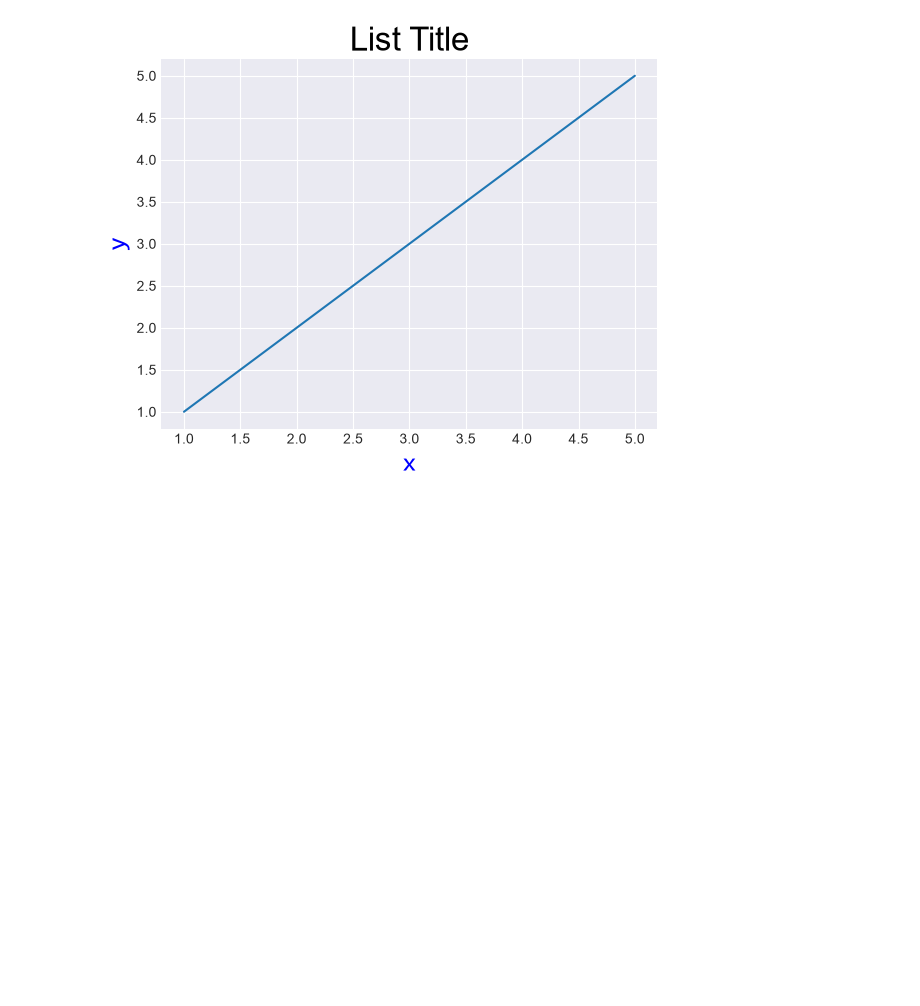
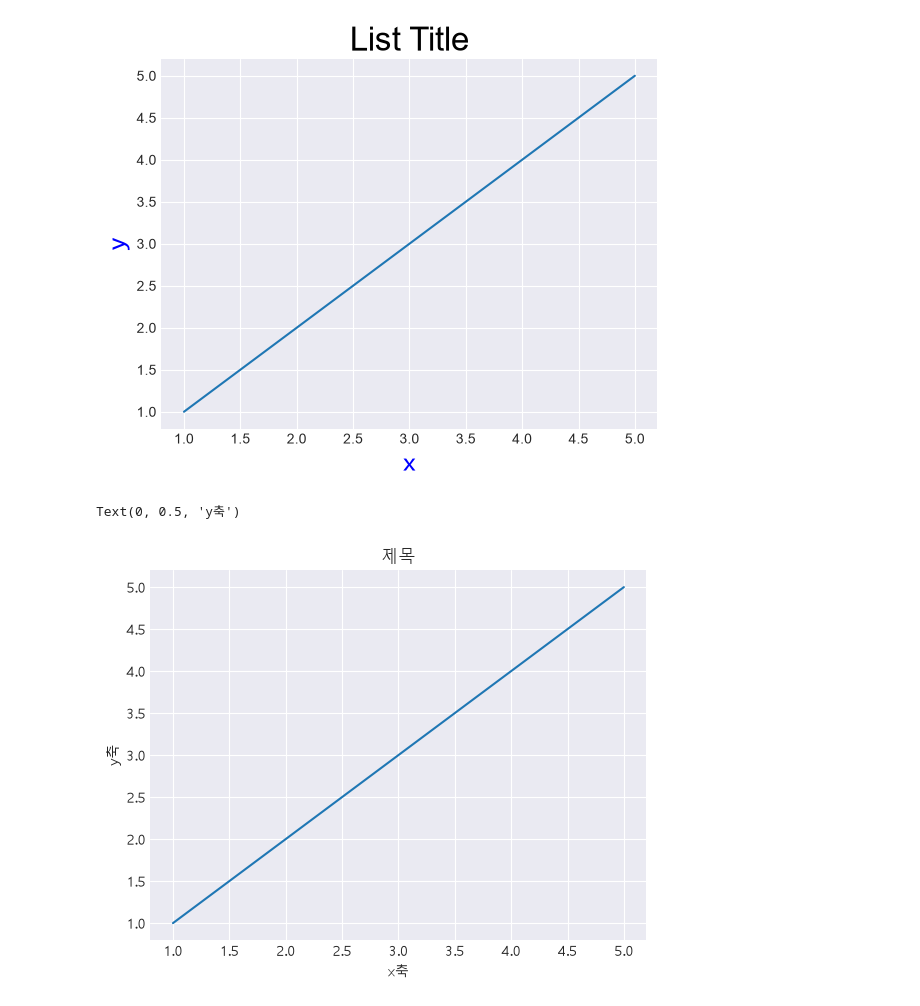
Before and after one commit to aitjoeun/python, a Jupyter notebook: 19.matplotlib/05.font.ipynb, the cells around one changed output. Cells and saved outputs as stored; diff of their text form; code cells hidden in the pictures; blank space fills up the shorter version.

```diff
--- a/19.matplotlib/05.font.ipynb
+++ b/19.matplotlib/05.font.ipynb
@@ -36,3 +36,14 @@ plt.ylabel('y', fontdict=font2)
 # %% [output]
 Text(0, 0.5, 'y')
 [figure]
+# %%
+plt.rc('font', family='Malgun Gothic')
+# plt.rcParams['font.famail'] = 'Malgun Gothic'
+
+plt.plot([1,2,3,4,5], [1,2,3,4,5])
+plt.title('제목')
+plt.xlabel('x축')
+plt.ylabel('y축')
+# %% [output]
+Text(0, 0.5, 'y축')
+[figure, added]
```
Also changed, not shown: parts of 1 cell of this notebook, 1 other file.
